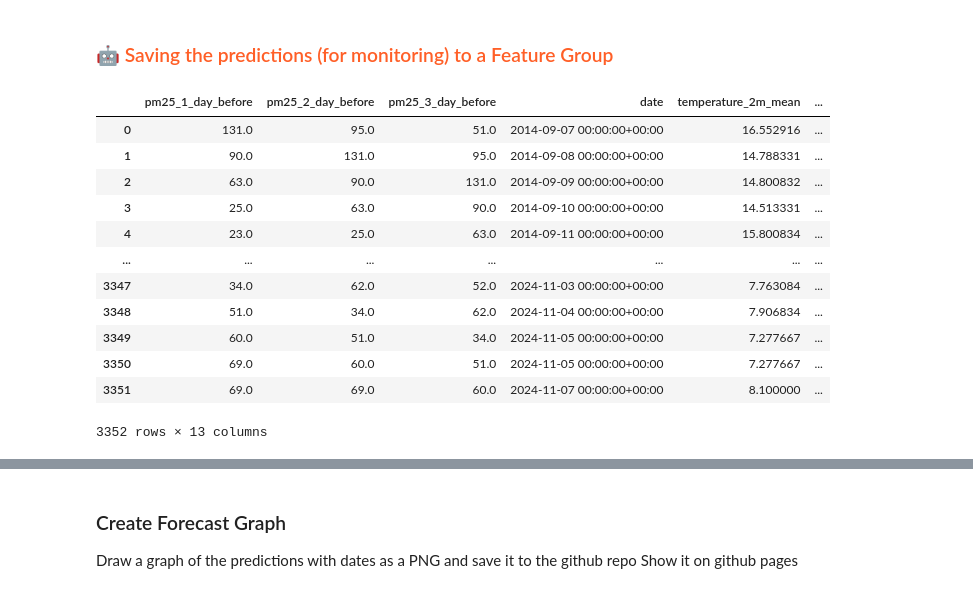
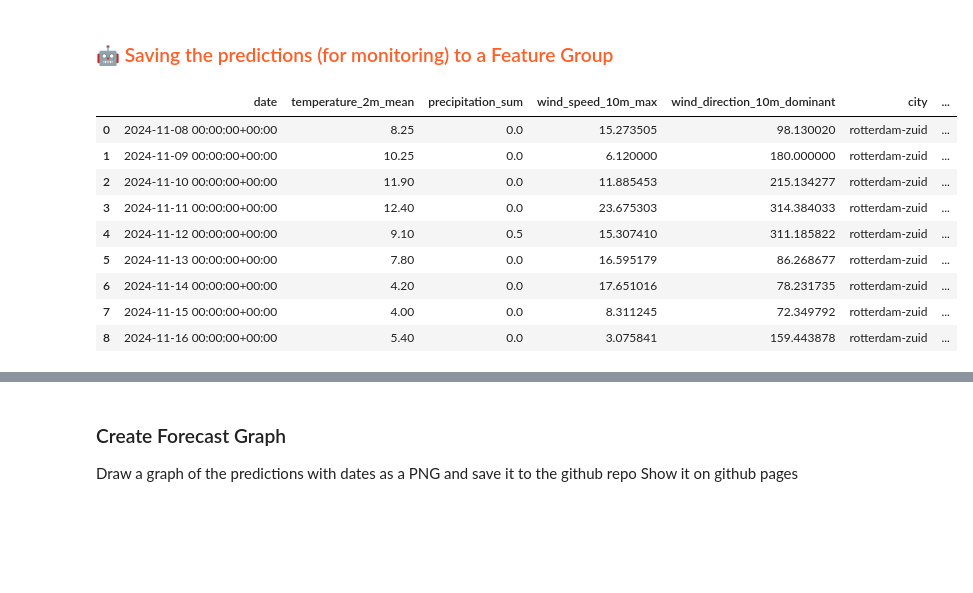
Before and after one commit to RubenvanGemeren/ID2223-Scalable-Machine-Learning, a Jupyter notebook: air_quality_prediction_service/ch03/4_air_quality_batch_inference.ipynb, the cells around one changed output, grey strips where cells are left out. Drawn from its saved outputs; the diff is of its cells as text; code cells hidden in the pictures; blank space fills up the shorter version.

```diff
--- a/air_quality_prediction_service/ch03/4_air_quality_batch_inference.ipynb
+++ b/air_quality_prediction_service/ch03/4_air_quality_batch_inference.ipynb
@@ -119,4 +118,9 @@ air_quality_fg = fs.get_feature_group(
     version=1,
 )
 aq_3_latest = air_quality_fg.read().sort_values(by='date', ascending=False).head(3)
+
+# Merge the latest air quality data with the batch data
+batch_data = pd.concat([batch_data, aq_3_latest], ignore_index=False).sort_values(by='date')
+batch_data = batch_data.reset_index(drop=True)
+batch_data
 # %% [output]
@@ -123,0 +141,14 @@ Finished: Reading data from Hopsworks, using Hopsworks Feature Query Service (1.
+# %%
+batch_data.at[3, 'pm25_1_day_before'] = aq_3_latest.iloc[0]['pm25']
+batch_data.at[4, 'pm25_2_day_before'] = aq_3_latest.iloc[0]['pm25']
+batch_data.at[5, 'pm25_3_day_before'] = aq_3_latest.iloc[0]['pm25']
+
+batch_data.at[3, 'pm25_2_day_before'] = aq_3_latest.iloc[1]['pm25']
+batch_data.at[4, 'pm25_3_day_before'] = aq_3_latest.iloc[1]['pm25']
+
+batch_data.at[3, 'pm25_3_day_before'] = aq_3_latest.iloc[2]['pm25']
+
+batch_data.drop(columns=['pm25', 'street', 'country', 'url'], inplace=True)
+batch_data.drop(index=[0, 1, 2], inplace=True)
+batch_data = batch_data.reset_index(drop=True)
+batch_data
@@ -124,6 +166,2 @@ Finished: Reading data from Hopsworks, using Hopsworks Feature Query Service (1.
 # %% [markdown]
 ### <span style="color:#ff5f27;">🤖 Making the predictions</span>
-# %%
-batch_data['predicted_pm25'] = retrieved_xgboost_model.predict(
-    batch_data[['temperature_2m_mean', 'precipitation_sum', 'wind_speed_10m_max', 'wind_direction_10m_dominant']])
-batch_data
@@ -132,0 +168,10 @@ expected pm25_1_day_before, pm25_3_day_before, pm25_2_day_before in input data
+# %%
+for i in range(0, len(batch_data)):
+    batch_data.at[i, 'predicted_pm25'] = retrieved_xgboost_model.predict(
+        batch_data.loc[i, ['pm25_1_day_before', 'pm25_2_day_before', 'pm25_3_day_before', 'temperature_2m_mean', 'precipitation_sum', 'wind_speed_10m_max', 'wind_direction_10m_dominant']].values.reshape(1, -1))[0]
+
+    if i < len(batch_data) - 1: batch_data.at[i+1, 'pm25_1_day_before'] = batch_data.at[i, 'predicted_pm25']
+    if i < len(batch_data) - 2: batch_data.at[i+2, 'pm25_2_day_before'] = batch_data.at[i, 'predicted_pm25']
+    if i < len(batch_data) - 3: batch_data.at[i+3, 'pm25_3_day_before'] = batch_data.at[i, 'predicted_pm25']
+
+batch_data
@@ -155,25 +211,24 @@ memory usage: 157.2+ KB
 # %%
 batch_data['street'] = street
 batch_data['city'] = city
 batch_data['country'] = country
 # Fill in the number of days before the date on which you made the forecast (base_date)
 batch_data['days_before_forecast_day'] = range(1, len(batch_data)+1)
 batch_data = batch_data.sort_values(by=['date'])
+# Convert to float32 to be compatible with the feature store
+batch_data['predicted_pm25'] = batch_data['predicted_pm25'].astype('float32')
 batch_data
 # %% [output]
-|  | pm25_1_day_before | pm25_2_day_before | pm25_3_day_before | date | temperature_2m_mean | ... |
-| 0 | 131.0 | 95.0 | 51.0 | 2014-09-07 00:00:00+00:00 | 16.552916 | ... |
-| 1 | 90.0 | 131.0 | 95.0 | 2014-09-08 00:00:00+00:00 | 14.788331 | ... |
-| 2 | 63.0 | 90.0 | 131.0 | 2014-09-09 00:00:00+00:00 | 14.800832 | ... |
-| 3 | 25.0 | 63.0 | 90.0 | 2014-09-10 00:00:00+00:00 | 14.513331 | ... |
-| 4 | 23.0 | 25.0 | 63.0 | 2014-09-11 00:00:00+00:00 | 15.800834 | ... |
-| ... | ... | ... | ... | ... | ... | ... |
-| 3347 | 34.0 | 62.0 | 52.0 | 2024-11-03 00:00:00+00:00 | 7.763084 | ... |
-| 3348 | 51.0 | 34.0 | 62.0 | 2024-11-04 00:00:00+00:00 | 7.906834 | ... |
-| 3349 | 60.0 | 51.0 | 34.0 | 2024-11-05 00:00:00+00:00 | 7.277667 | ... |
-| 3350 | 69.0 | 60.0 | 51.0 | 2024-11-05 00:00:00+00:00 | 7.277667 | ... |
-| 3351 | 69.0 | 69.0 | 60.0 | 2024-11-07 00:00:00+00:00 | 8.100000 | ... |
+|  | date | temperature_2m_mean | precipitation_sum | wind_speed_10m_max | wind_direction_10m_dominant | city | ... |
+| 0 | 2024-11-08 00:00:00+00:00 | 8.25 | 0.0 | 15.273505 | 98.130020 | rotterdam-zuid | ... |
+| 1 | 2024-11-09 00:00:00+00:00 | 10.25 | 0.0 | 6.120000 | 180.000000 | rotterdam-zuid | ... |
+| 2 | 2024-11-10 00:00:00+00:00 | 11.90 | 0.0 | 11.885453 | 215.134277 | rotterdam-zuid | ... |
+| 3 | 2024-11-11 00:00:00+00:00 | 12.40 | 0.0 | 23.675303 | 314.384033 | rotterdam-zuid | ... |
+| 4 | 2024-11-12 00:00:00+00:00 | 9.10 | 0.5 | 15.307410 | 311.185822 | rotterdam-zuid | ... |
+| 5 | 2024-11-13 00:00:00+00:00 | 7.80 | 0.0 | 16.595179 | 86.268677 | rotterdam-zuid | ... |
+| 6 | 2024-11-14 00:00:00+00:00 | 4.20 | 0.0 | 17.651016 | 78.231735 | rotterdam-zuid | ... |
+| 7 | 2024-11-15 00:00:00+00:00 | 4.00 | 0.0 | 8.311245 | 72.349792 | rotterdam-zuid | ... |
+| 8 | 2024-11-16 00:00:00+00:00 | 5.40 | 0.0 | 3.075841 | 159.443878 | rotterdam-zuid | ... |
-3352 rows × 13 columns
 # %%
 batch_data.info()
 # %% [output]
```
Also changed, not shown: parts of 16 cells of this notebook, 3 other files.
